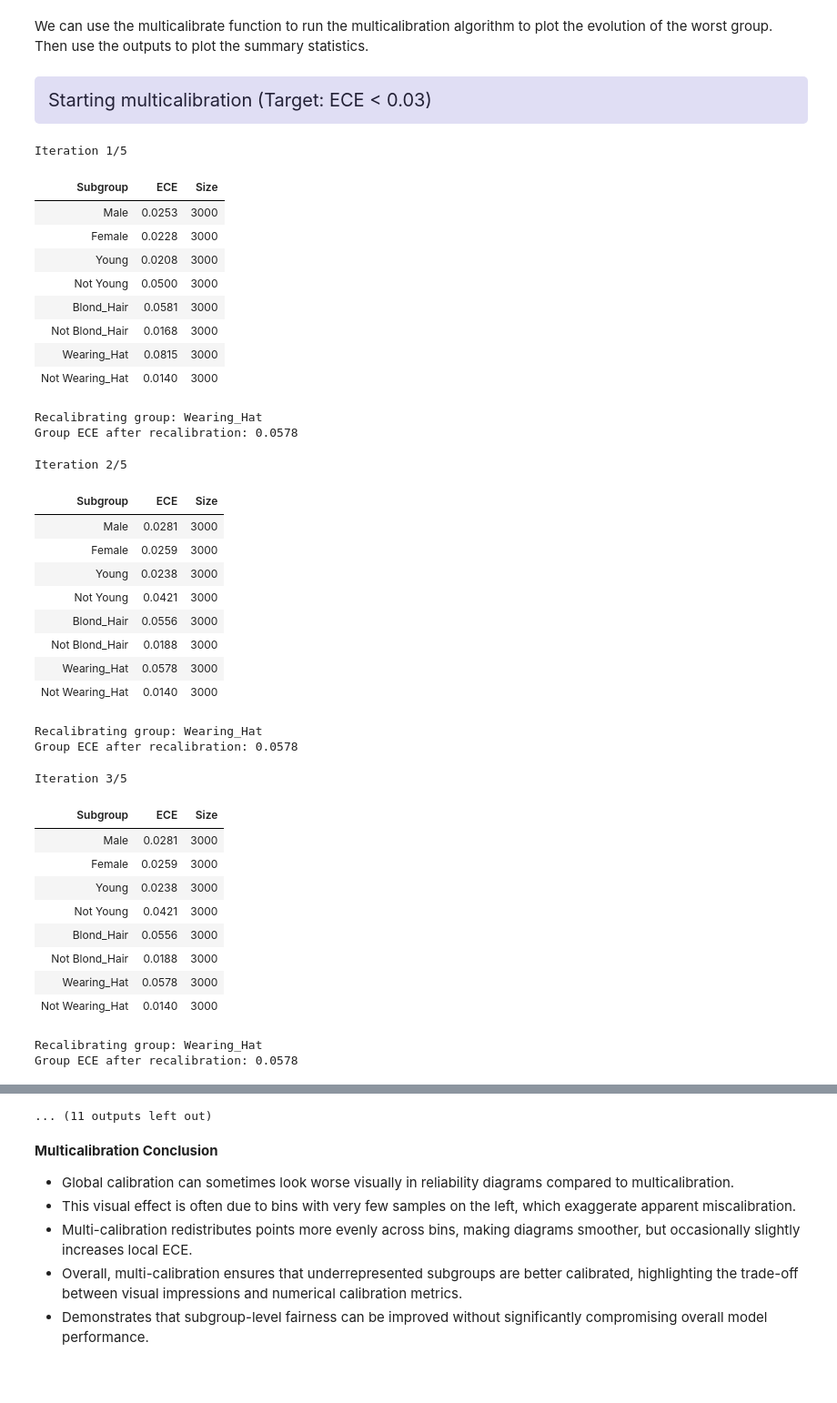
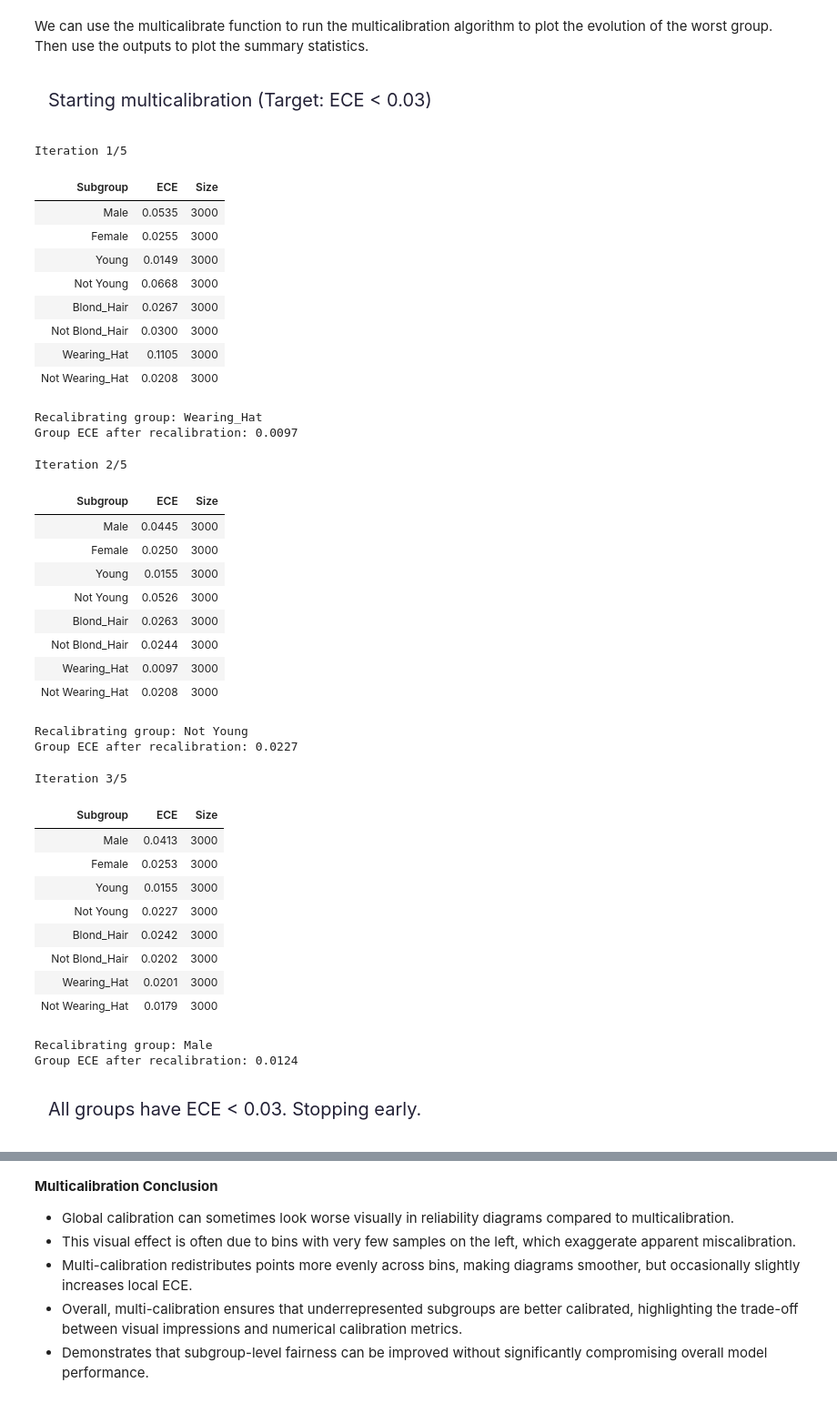
Before and after one commit to rshields2004/cs342, a Jupyter notebook: project.ipynb, the cells around one changed output, grey strips where cells are left out. Shown at 91% size. Saved outputs shown, nothing was run; the diff lists cells and outputs as text; code cells hidden in the pictures; blank space fills up the shorter version.

```diff
--- a/project.ipynb
+++ b/project.ipynb
@@ -62,7 +62,7 @@ RESET = False
 RANDOM = True
 
 # Set the random seed to a constant so its repeatable across runs
-np.random.seed(21)
+np.random.seed(10)
 
 # Percentage of images that are part of the training set
 TRAINING_PERCENT = 0.7
@@ -78,7 +78,7 @@ NUMBINS = 10
 
 # Wrapper HTML for output messages
 MESSAGE_PREFIX = ("""
-    <div style="background-color: #e0def4; color: #232136; width: fit-content;
+    <div style="background-color: #ffffff; color: #232136; width: fit-content;
     font-size: 20px; font-family: \'Trebuchet MS\', sans-serif;
     padding: 15px; margin: 0px; border-radius: 5px; box-shadow: 1px 1px 3px rgba(0,0,0,0.1)">"""
 )
@@ -86,8 +86,8 @@ MESSAGE_SUFFIX = "</div>"
 
 # Colour pallette for graphs
 COLOURS = {
-    "background": "#232136",
-    "text": "#e0def4",
+    "background": "#ffffff",
+    "text": "#232136",
     "grid": "#393552",
     "perfect": "#908CAA",
     "empirical": "#eb6f92",
@@ -1142,7 +1144,7 @@ This section implements an iterative multicalibration procedure to improve subgr
 # %% [markdown]
 To start with the method that performs the multicalibration is defined.
 # %%
-def iterativeMulticalibration(yTest, pTestInit, yCalib, pCalibInit, method="iso", groups=SUBGROUPS, maxIterations=5, ECEThreshold=0.03):
+def iterativeMulticalibration(yTest, pTestInit, yCalib, pCalibInit, method="platt", groups=SUBGROUPS, maxIterations=5, ECEThreshold=0.03):
     """
     Perform iterative multicalibration over predefined subgroups.
 
@@ -1220,6 +1222,7 @@ def iterativeMulticalibration(yTest, pTestInit, yCalib, pCalibInit, method="iso"
 
         # Stop if all groups are below threshold
         if worstECE < ECEThreshold:
+            history["Worst ECE (After Cal)"].append(" - ") # No calibration ran this round
             display(HTML(MESSAGE_PREFIX + f"All groups have ECE < {ECEThreshold}. Stopping early." + MESSAGE_SUFFIX))
             break
 
@@ -1281,7 +1284,7 @@ def iterativeMulticalibration(yTest, pTestInit, yCalib, pCalibInit, method="iso"
 We can use the multicalibrate function to run the multicalibration algorithm to plot the evolution of the worst group. Then use the outputs to plot the summary statistics.
 # %%
 # Run multicalibration routine
-pTestFinal, history = iterativeMulticalibration(yTest, isoProbsTest, yCalib, isoProbsCalib)
+pTestFinal, history = iterativeMulticalibration(yTest, plattProbsTest, yCalib, plattProbsCalib)
 
 # Plot the evolution of ECE
 fig, (ax1, ax2) = plt.subplots(1, 2, figsize=(14, 5))
@@ -1372,64 +1375,65 @@ for name, _ in SUBGROUPS.items():
         "Size": len(yTestSubgroup),
         "ECE (Before MC)": f"{eceGlobal:.4f}",
         "ECE (After MC)": f"{eceMulti:.4f}",
         "MSE (Before MC)": f"{mseGlobal:.4f}",
         "MSE (After MC)": f"{mseMulti:.4f}",
     })
 
 # Add population metrics
 popECEGlobal = computeECE(yTest, plattProbsTest)
 popECEMulti = computeECE(yTest, pTestFinal)
 popMSEGlobal = computeMSE(yTest, plattProbsTest)
 popMSEMulti = computeMSE(yTest, pTestFinal)
 
 comparison_results.append({
     "Group": "POPULATION",
     "Size": len(yTest),
     "ECE (Before MC)": f"{popECEGlobal:.4f}",
     "ECE (After MC)": f"{popECEMulti:.4f}",
     "MSE (Before MC)": f"{popMSEGlobal:.4f}",
     "MSE (After MC)": f"{popMSEMulti:.4f}",
 })
 
 comparison_df = pd.DataFrame(comparison_results)
 comparison_html = comparison_df.to_html(index=False)
 
 display(HTML(MESSAGE_PREFIX + "<h3>Final Comparison Table</h3>" + comparison_html + MESSAGE_SUFFIX))
 # %% [output]
 Starting multicalibration (Target: ECE < 0.03)
 Iteration 1/5
 | Subgroup | ECE | Size |
-| Male | 0.0253 | 3000 |
-| Female | 0.0228 | 3000 |
-| Young | 0.0208 | 3000 |
-| Not Young | 0.0500 | 3000 |
-| Blond_Hair | 0.0581 | 3000 |
-| Not Blond_Hair | 0.0168 | 3000 |
-| Wearing_Hat | 0.0815 | 3000 |
-| Not Wearing_Hat | 0.0140 | 3000 |
+| Male | 0.0535 | 3000 |
+| Female | 0.0255 | 3000 |
+| Young | 0.0149 | 3000 |
+| Not Young | 0.0668 | 3000 |
+| Blond_Hair | 0.0267 | 3000 |
+| Not Blond_Hair | 0.0300 | 3000 |
+| Wearing_Hat | 0.1105 | 3000 |
+| Not Wearing_Hat | 0.0208 | 3000 |
 Recalibrating group: Wearing_Hat
-Group ECE after recalibration: 0.0578
+Group ECE after recalibration: 0.0097
 Iteration 2/5
 | Subgroup | ECE | Size |
-| Male | 0.0281 | 3000 |
-| Female | 0.0259 | 3000 |
-| Young | 0.0238 | 3000 |
-| Not Young | 0.0421 | 3000 |
-| Blond_Hair | 0.0556 | 3000 |
-| Not Blond_Hair | 0.0188 | 3000 |
-| Wearing_Hat | 0.0578 | 3000 |
-| Not Wearing_Hat | 0.0140 | 3000 |
+| Male | 0.0445 | 3000 |
+| Female | 0.0250 | 3000 |
+| Young | 0.0155 | 3000 |
+| Not Young | 0.0526 | 3000 |
+| Blond_Hair | 0.0263 | 3000 |
+| Not Blond_Hair | 0.0244 | 3000 |
+| Wearing_Hat | 0.0097 | 3000 |
+| Not Wearing_Hat | 0.0208 | 3000 |
-Recalibrating group: Wearing_Hat
-Group ECE after recalibration: 0.0578
+Recalibrating group: Not Young
+Group ECE after recalibration: 0.0227
 Iteration 3/5
 | Subgroup | ECE | Size |
-| Male | 0.0281 | 3000 |
-| Female | 0.0259 | 3000 |
-| Young | 0.0238 | 3000 |
-| Not Young | 0.0421 | 3000 |
-| Blond_Hair | 0.0556 | 3000 |
-| Not Blond_Hair | 0.0188 | 3000 |
-| Wearing_Hat | 0.0578 | 3000 |
-| Not Wearing_Hat | 0.0140 | 3000 |
+| Male | 0.0413 | 3000 |
+| Female | 0.0253 | 3000 |
+| Young | 0.0155 | 3000 |
+| Not Young | 0.0227 | 3000 |
+| Blond_Hair | 0.0242 | 3000 |
+| Not Blond_Hair | 0.0202 | 3000 |
+| Wearing_Hat | 0.0201 | 3000 |
+| Not Wearing_Hat | 0.0179 | 3000 |
-Recalibrating group: Wearing_Hat
-Group ECE after recalibration: 0.0578
+Recalibrating group: Male
+Group ECE after recalibration: 0.0124
+All groups have ECE < 0.03. Stopping early.
@@ -1446,4 +1442,3 @@ Iteration 4/5
-... (11 outputs left out)
 # %% [markdown]
 **Multicalibration Conclusion**
 
```
Also changed, not shown: parts of 10 cells of this notebook.
